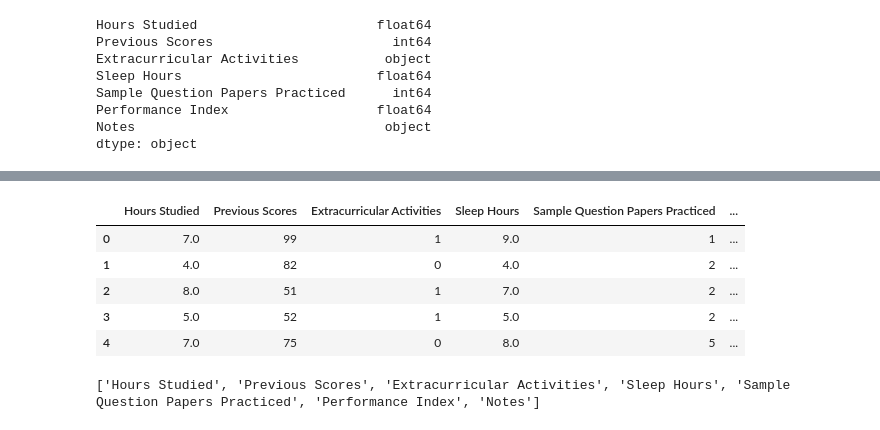
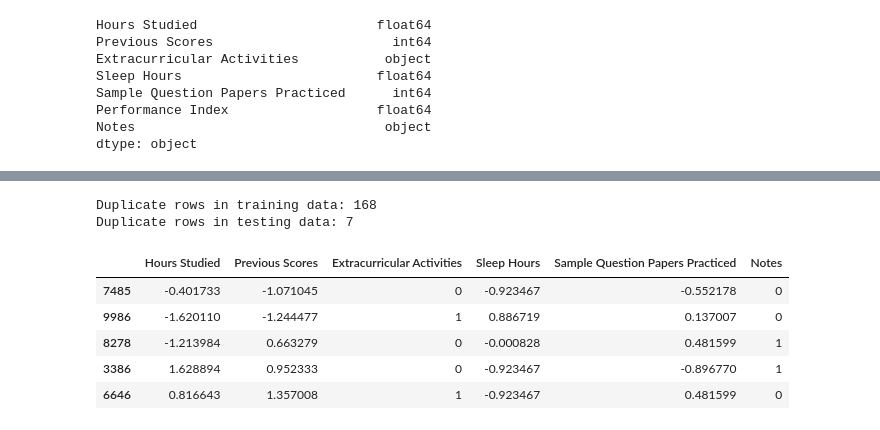
Before and after one commit to SindujaMurugaraja/Machine-Learning-Experiments, a Jupyter notebook: ML_EX1.ipynb, the cells around one changed output, grey strips where cells are left out. Drawn from its saved outputs; the diff is of its cells as text; code cells hidden in the pictures.

```diff
--- a/ML_EX1.ipynb
+++ b/ML_EX1.ipynb
@@ -66,5 +69,10 @@ df.isnull().sum()
 | Notes | 0 |
 dtype: int64
 # %%
-df["Hours Studied"] = df["Hours Studied"].fillna(df["Hours Studied"].mean())
-df["Sleep Hours"] = df["Sleep Hours"].fillna(df["Sleep Hours"].mean())
+df["Hours Studied"] = df["Hours Studied"].fillna(
+    df["Hours Studied"].mean()
+)
+
+df["Sleep Hours"] = df["Sleep Hours"].fillna(
+    df["Sleep Hours"].mean()
+)
@@ -113,0 +144,13 @@ df["Notes"] = le.fit_transform(
+# %%
+X = df.drop("Performance Index", axis=1)
+y = df["Performance Index"]
+
+X_train, X_test, y_train, y_test = train_test_split(
+    X,
+    y,
+    test_size=0.2,
+    random_state=42
+)
+
+print("Training data shape:", X_train.shape)
+print("Testing data shape:", X_test.shape)
@@ -113,0 +160,19 @@ df["Notes"] = le.fit_transform(
+# %%
+scaler = StandardScaler()
+
+numerical_columns = [
+    "Hours Studied",
+    "Previous Scores",
+    "Sleep Hours",
+    "Sample Question Papers Practiced"
+]
+
+X_train[numerical_columns] = scaler.fit_transform(
+    X_train[numerical_columns]
+)
+
+X_test[numerical_columns] = scaler.transform(
+    X_test[numerical_columns]
+)
+
+print("Feature scaling completed successfully.")
@@ -114,13 +217,15 @@ df["Notes"] = le.fit_transform(
+# %%
+print("Duplicate rows in training data:", X_train.duplicated().sum())
+print("Duplicate rows in testing data:", X_test.duplicated().sum())
+# %% [output]
+Duplicate rows in training data: 168
+Duplicate rows in testing data: 7
 # %%
-df.head()
+X_train.head()
 # %% [output]
-|  | Hours Studied | Previous Scores | Extracurricular Activities | Sleep Hours | Sample Question Papers Practiced | ... |
-| 0 | 7.0 | 99 | 1 | 9.0 | 1 | ... |
-| 1 | 4.0 | 82 | 0 | 4.0 | 2 | ... |
-| 2 | 8.0 | 51 | 1 | 7.0 | 2 | ... |
-| 3 | 5.0 | 52 | 1 | 5.0 | 2 | ... |
-| 4 | 7.0 | 75 | 0 | 8.0 | 5 | ... |
+|  | Hours Studied | Previous Scores | Extracurricular Activities | Sleep Hours | Sample Question Papers Practiced | Notes |
+| 7485 | -0.401733 | -1.071045 | 0 | -0.923467 | -0.552178 | 0 |
+| 9986 | -1.620110 | -1.244477 | 1 | 0.886719 | 0.137007 | 0 |
+| 8278 | -1.213984 | 0.663279 | 0 | -0.000828 | 0.481599 | 1 |
+| 3386 | 1.628894 | 0.952333 | 0 | -0.923467 | -0.896770 | 1 |
+| 6646 | 0.816643 | 1.357008 | 1 | -0.923467 | 0.481599 | 0 |
-# %%
-print(df.columns.tolist())
-# %% [output]
-['Hours Studied', 'Previous Scores', 'Extracurricular Activities', 'Sleep Hours', 'Sample Question Papers Practiced', 'Performance Index', 'Notes']
```
Also changed, not shown: parts of 19 cells of this notebook.
